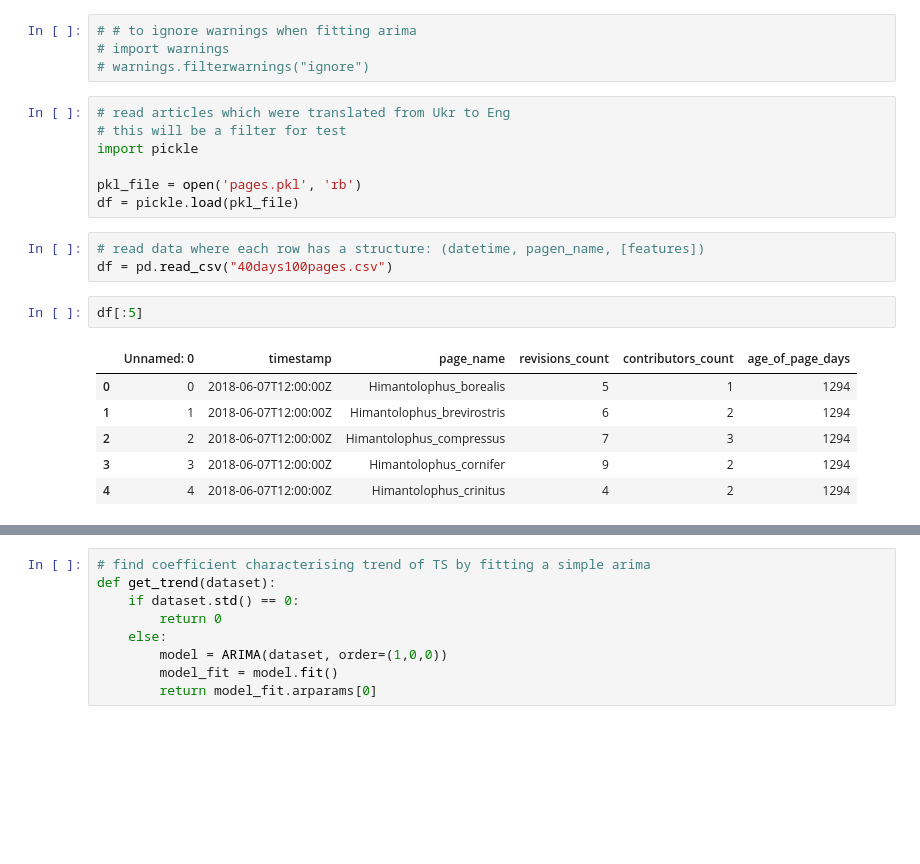
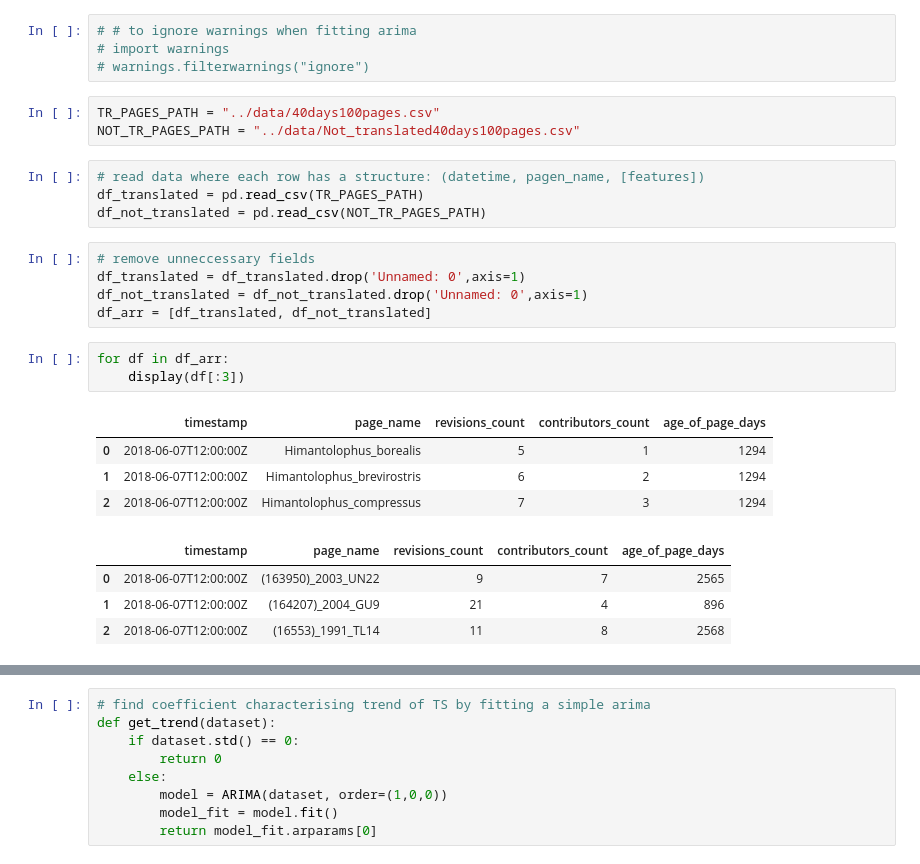
Before and after one commit to Houd1ny/FutureOfWikipedia, a Jupyter notebook: preprocessing/Data processing.ipynb, the cells around one changed output, grey strips where cells are left out. Drawn from its saved outputs; the diff is of its cells as text; blank space fills up the shorter version.

```diff
--- a/preprocessing/Data processing.ipynb
+++ b/preprocessing/Data processing.ipynb
@@ -9,23 +9,28 @@ from sklearn.metrics import mean_squared_error
 # # to ignore warnings when fitting arima
 # import warnings
 # warnings.filterwarnings("ignore")
-# %%
-# read articles which were translated from Ukr to Eng
-# this will be a filter for test
-import pickle
-
-pkl_file = open('pages.pkl', 'rb')
-df = pickle.load(pkl_file)
+# %%
+TR_PAGES_PATH = "../data/40days100pages.csv"
+NOT_TR_PAGES_PATH = "../data/Not_translated40days100pages.csv"
 # %%
 # read data where each row has a structure: (datetime, pagen_name, [features])
-df = pd.read_csv("40days100pages.csv")
+df_translated = pd.read_csv(TR_PAGES_PATH)
+df_not_translated = pd.read_csv(NOT_TR_PAGES_PATH)
-# %%
-df[:5]
-# %% [output]
-|  | Unnamed: 0 | timestamp | page_name | revisions_count | contributors_count | age_of_page_days |
-| 0 | 0 | 2018-06-07T12:00:00Z | Himantolophus_borealis | 5 | 1 | 1294 |
-| 1 | 1 | 2018-06-07T12:00:00Z | Himantolophus_brevirostris | 6 | 2 | 1294 |
-| 2 | 2 | 2018-06-07T12:00:00Z | Himantolophus_compressus | 7 | 3 | 1294 |
-| 3 | 3 | 2018-06-07T12:00:00Z | Himantolophus_cornifer | 9 | 2 | 1294 |
-| 4 | 4 | 2018-06-07T12:00:00Z | Himantolophus_crinitus | 4 | 2 | 1294 |
+# %%
+# remove unneccessary fields
+df_translated = df_translated.drop('Unnamed: 0',axis=1)
+df_not_translated = df_not_translated.drop('Unnamed: 0',axis=1)
+df_arr = [df_translated, df_not_translated]
+# %%
+for df in df_arr:
+    display(df[:3])
+# %% [output]
+|  | timestamp | page_name | revisions_count | contributors_count | age_of_page_days |
+| 0 | 2018-06-07T12:00:00Z | Himantolophus_borealis | 5 | 1 | 1294 |
+| 1 | 2018-06-07T12:00:00Z | Himantolophus_brevirostris | 6 | 2 | 1294 |
+| 2 | 2018-06-07T12:00:00Z | Himantolophus_compressus | 7 | 3 | 1294 |
+|  | timestamp | page_name | revisions_count | contributors_count | age_of_page_days |
+| 0 | 2018-06-07T12:00:00Z | (163950)_2003_UN22 | 9 | 7 | 2565 |
+| 1 | 2018-06-07T12:00:00Z | (164207)_2004_GU9 | 21 | 4 | 896 |
+| 2 | 2018-06-07T12:00:00Z | (16553)_1991_TL14 | 11 | 8 | 2568 |
 # %%
```
Also changed, not shown: parts of 15 cells of this notebook, 6 other files.
